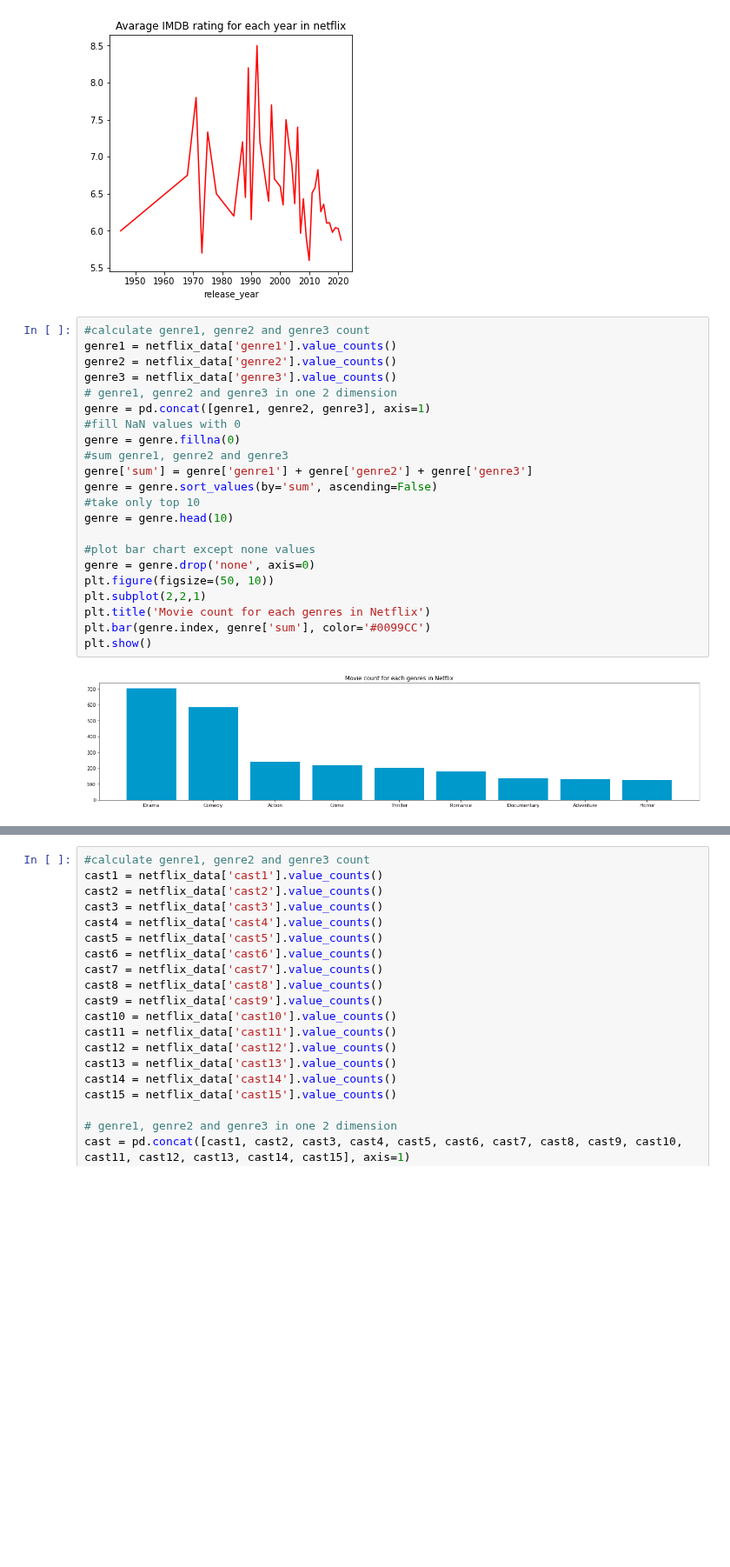
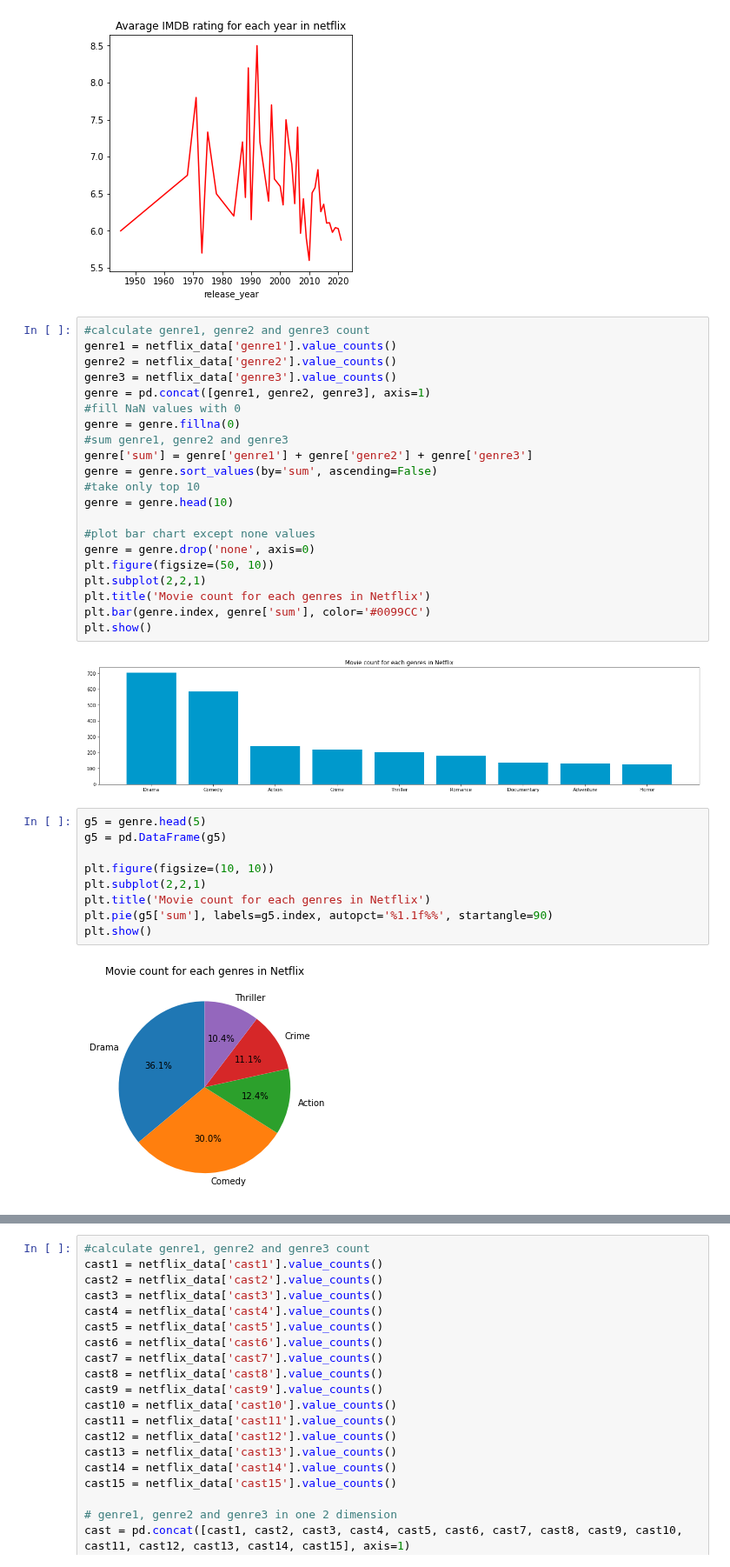
Before and after one commit to emirryilmazz/movies_datascience, a Jupyter notebook: project.ipynb, the cells around one changed output, grey strips where cells are left out. Shown at 87% size. Drawn from its saved outputs; the diff is of its cells as text; blank space fills up the shorter version.

Commit message:
Charts.

```diff
--- a/project.ipynb
+++ b/project.ipynb
@@ -293,7 +293,6 @@ plt.show()
 genre1 = netflix_data['genre1'].value_counts()
 genre2 = netflix_data['genre2'].value_counts()
 genre3 = netflix_data['genre3'].value_counts()
-# genre1, genre2 and genre3 in one 2 dimension
 genre = pd.concat([genre1, genre2, genre3], axis=1)
 #fill NaN values with 0
 genre = genre.fillna(0)
@@ -312,3 +311,14 @@ plt.bar(genre.index, genre['sum'], color='#0099CC')
 plt.show()
 # %% [output]
 [figure]
+# %%
+g5 = genre.head(5)
+g5 = pd.DataFrame(g5)
+
+plt.figure(figsize=(10, 10))
+plt.subplot(2,2,1)
+plt.title('Movie count for each genres in Netflix')
+plt.pie(g5['sum'], labels=g5.index, autopct='%1.1f%%', startangle=90)
+plt.show()
+# %% [output]
+[figure, added]
```
Also changed, not shown: parts of 1 cell of this notebook.
